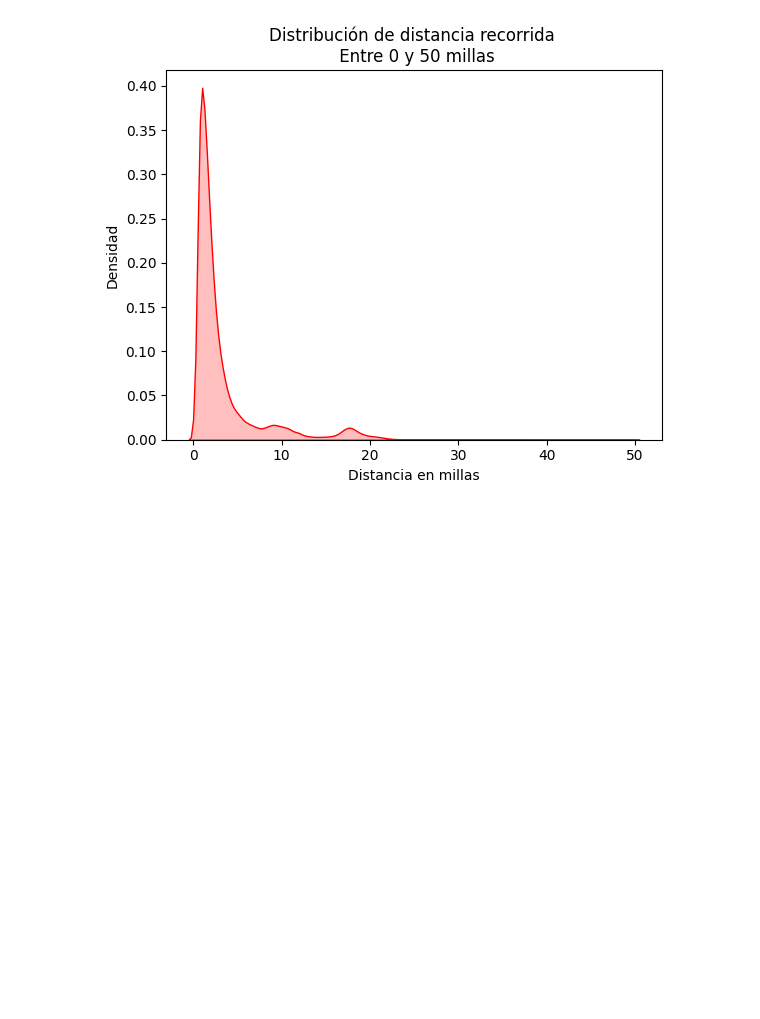
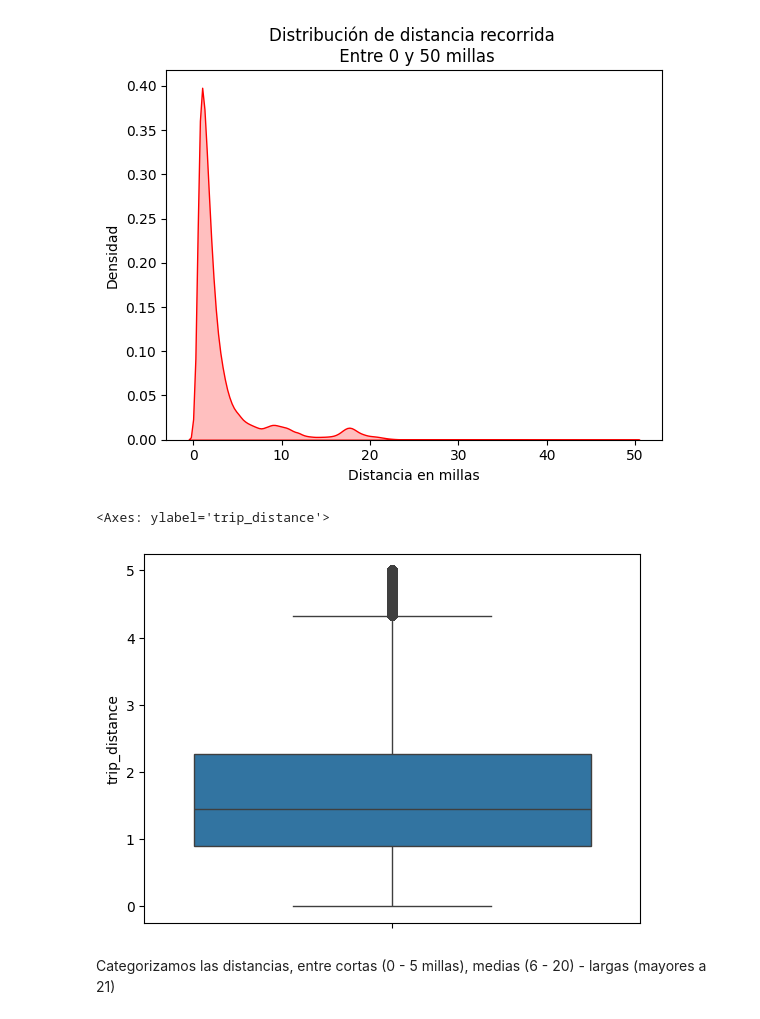
Before and after one commit to CrissRMFI/TA047R-2C2024-GRUPO08, a Jupyter notebook: TA047R_TP1_GRUPOXX_ENTREGA_EJ01.ipynb, the cells around one changed output. Cells and saved outputs as stored; diff of their text form; code cells hidden in the pictures; blank space fills up the shorter version.

```diff
--- a/TA047R_TP1_GRUPOXX_ENTREGA_EJ01.ipynb
+++ b/TA047R_TP1_GRUPOXX_ENTREGA_EJ01.ipynb
@@ -249,3 +256,12 @@ plt.ylabel("Densidad")
 plt.show()
 # %% [output]
 [figure]
+# %%
+trips_filter = trips.copy(deep=True)
+
+sns.boxplot(y=trips_filter.loc[trips_filter["trip_distance"] <= 5,:]["trip_distance"])
+# %% [output]
+<Axes: ylabel='trip_distance'>
+[figure, added]
+# %% [markdown]
+Categorizamos las distancias, entre cortas (0 - 5 millas), medias (6 - 20) - largas (mayores a 21)
```
Also changed, not shown: parts of 40 cells of this notebook.
